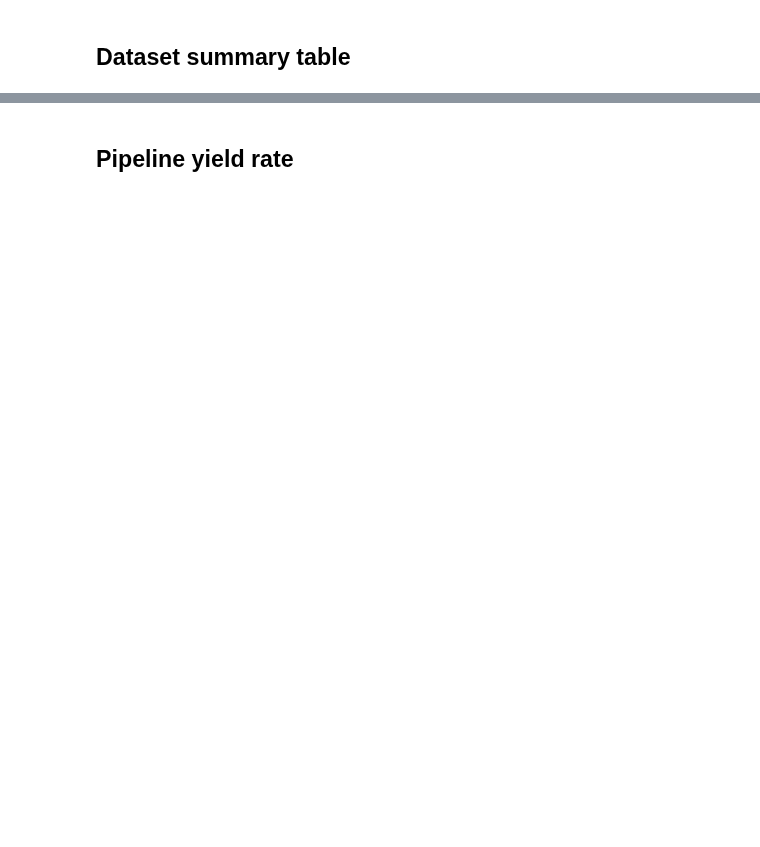
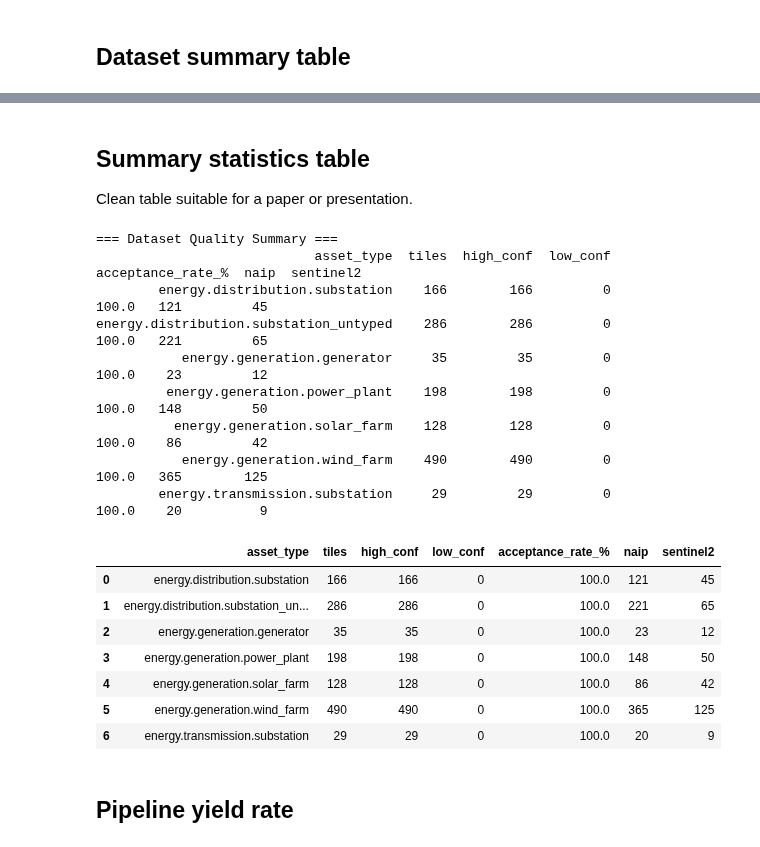
Before and after one commit to justing0909/infra-bench-cls, a Jupyter notebook: 07_results.ipynb, the cells around one changed output, grey strips where cells are left out. Cells and saved outputs as stored; diff of their text form; code cells hidden in the pictures; blank space fills up the shorter version.

```diff
--- a/07_results.ipynb
+++ b/07_results.ipynb
@@ -174,3 +392,42 @@ df_dataset[['asset_type','source','image_date','confidence']].head(20)
+# %% [markdown]
+## Summary statistics table
+Clean table suitable for a paper or presentation.
+# %%
+summary_stats = triage_df.groupby('asset_type').agg(
+    tiles=('confidence', 'count'),
+    high_conf=('confidence', lambda x: (x=='high').sum()),
+    low_conf=('confidence', lambda x: (x=='low').sum()),
+).reset_index()
+
+summary_stats['acceptance_rate_%'] = (
+    summary_stats['high_conf'] / summary_stats['tiles'] * 100
+).round(1)
+
+# Add source breakdown
+source_counts = triage_df.groupby(['asset_type','source']).size().unstack(fill_value=0)
+summary_stats = summary_stats.merge(source_counts, on='asset_type', how='left')
+
+print('=== Dataset Quality Summary ===')
+print(summary_stats.to_string(index=False))
+summary_stats
+# %% [output]
+=== Dataset Quality Summary ===
+                            asset_type  tiles  high_conf  low_conf  acceptance_rate_%  naip  sentinel2
+        energy.distribution.substation    166        166         0              100.0   121         45
+energy.distribution.substation_untyped    286        286         0              100.0   221         65
+           energy.generation.generator     35         35         0              100.0    23         12
+         energy.generation.power_plant    198        198         0              100.0   148         50
+          energy.generation.solar_farm    128        128         0              100.0    86         42
+           energy.generation.wind_farm    490        490         0              100.0   365        125
+        energy.transmission.substation     29         29         0              100.0    20          9
+|  | asset_type | tiles | high_conf | low_conf | acceptance_rate_% | naip | sentinel2 |
+| 0 | energy.distribution.substation | 166 | 166 | 0 | 100.0 | 121 | 45 |
+| 1 | energy.distribution.substation_un... | 286 | 286 | 0 | 100.0 | 221 | 65 |
+| 2 | energy.generation.generator | 35 | 35 | 0 | 100.0 | 23 | 12 |
+| 3 | energy.generation.power_plant | 198 | 198 | 0 | 100.0 | 148 | 50 |
+| 4 | energy.generation.solar_farm | 128 | 128 | 0 | 100.0 | 86 | 42 |
+| 5 | energy.generation.wind_farm | 490 | 490 | 0 | 100.0 | 365 | 125 |
+| 6 | energy.transmission.substation | 29 | 29 | 0 | 100.0 | 20 | 9 |
 # %% [markdown]
 ## Pipeline yield rate
 # %%
```
Also changed, not shown: parts of 16 cells of this notebook, 4 other files.
